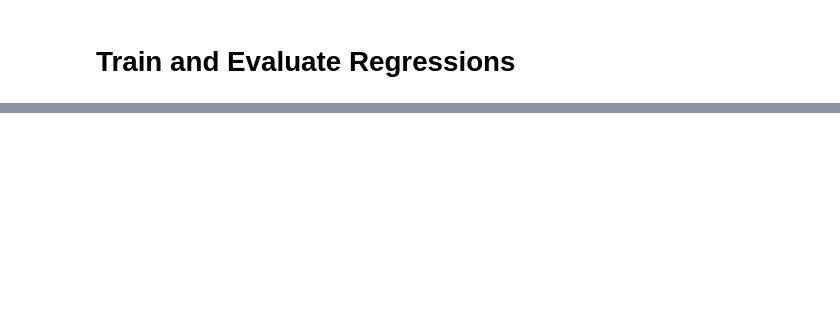
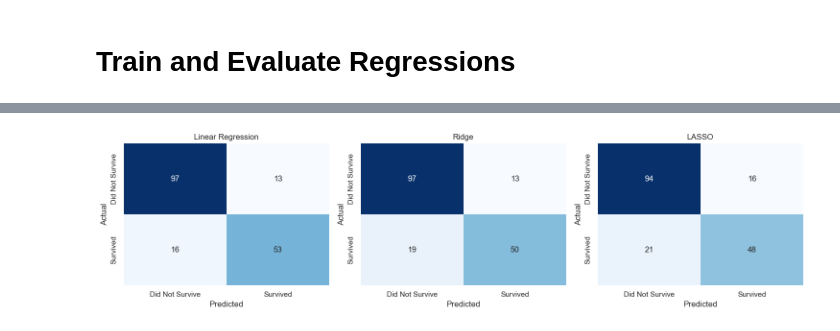
Before and after one commit to CharlotteZZh/AppliedML_hw1, a Jupyter notebook: AppliedML_hw1.ipynb, the cells around one changed output, grey strips where cells are left out. Cells and saved outputs as stored; diff of their text form; code cells hidden in the pictures; blank space fills up the shorter version.

```diff
--- a/AppliedML_hw1.ipynb
+++ b/AppliedML_hw1.ipynb
@@ -683,0 +921,17 @@ plt.show()
+# %%
+# ============================================
+# LASSO REGRESSION
+# ============================================
+
+lasso_model = Lasso(alpha=0.01)
+
+lasso_model.fit(
+    X_train_processed,
+    y_train
+)
+
+lasso_scores = lasso_model.predict(X_val_processed)
+
+lasso_predictions = (
+    lasso_scores >= 0.5
+).astype(int)
@@ -683,0 +982,33 @@ plt.show()
+# %%
+# ============================================
+# CONFUSION MATRIX HEATMAPS
+# ============================================
+
+fig, axes = plt.subplots(1, 3, figsize=(15, 4))
+
+for ax, (name, data) in zip(axes, regression_models.items()):
+
+    cm = confusion_matrix(
+        y_val,
+        data["predictions"]
+    )
+
+    sns.heatmap(
+        cm,
+        annot=True,
+        fmt="d",
+        cmap="Blues",
+        cbar=False,
+        ax=ax,
+        xticklabels=["Did Not Survive", "Survived"],
+        yticklabels=["Did Not Survive", "Survived"]
+    )
+
+    ax.set_title(name)
+    ax.set_xlabel("Predicted")
+    ax.set_ylabel("Actual")
+
+plt.tight_layout()
+plt.show()
+# %% [output]
+[figure, added]
```
Also changed, not shown: parts of 40 cells of this notebook, 2 other files.
